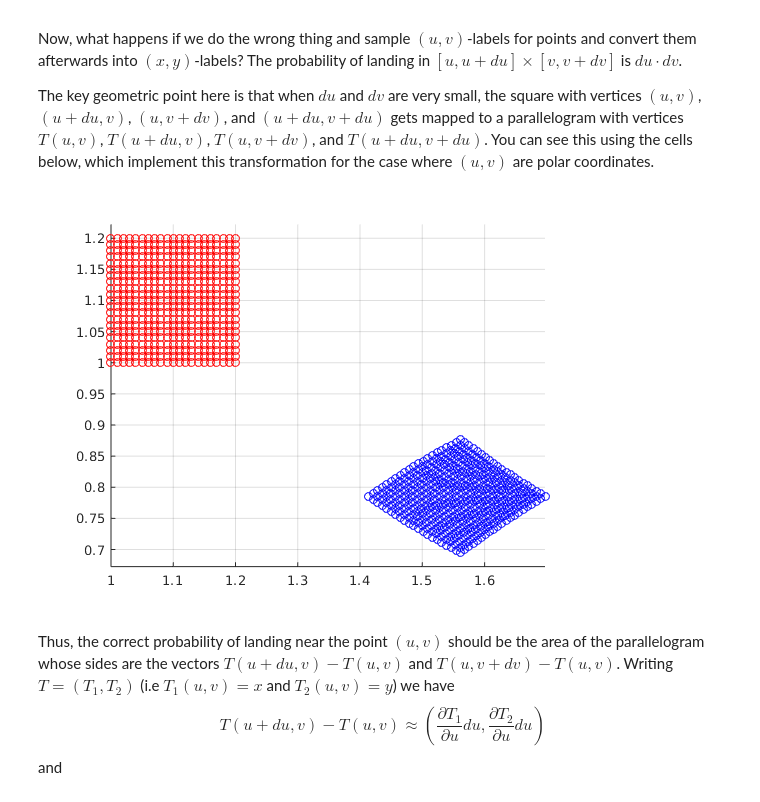
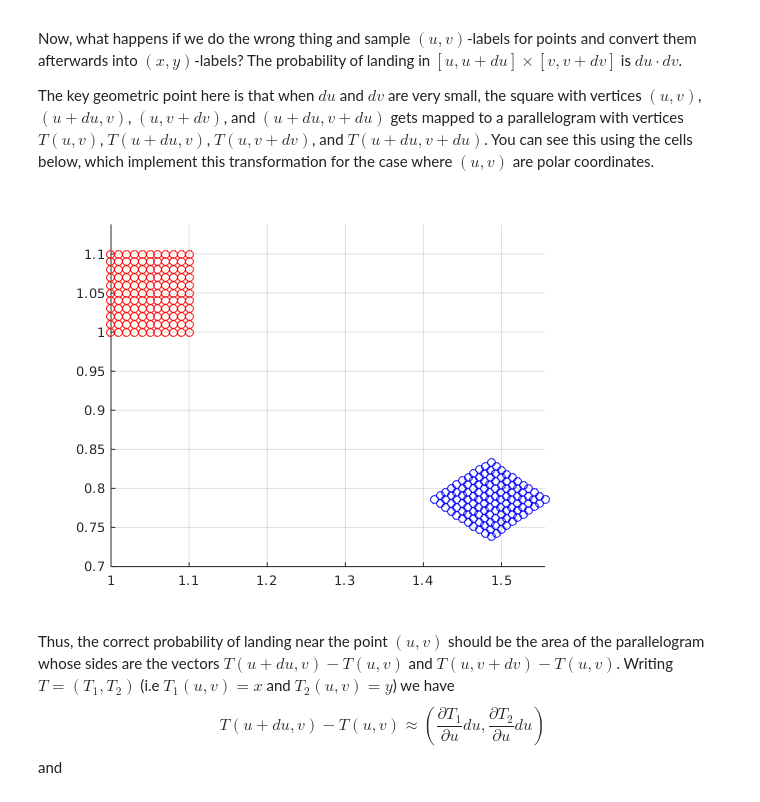
Before and after one commit to kailasas-um/umich-math-215-labs, a Jupyter notebook: Lab 4A - Coordinate Transformations.ipynb, the cells around one changed output. Cells and saved outputs as stored; diff of their text form; code cells hidden in the pictures.

```diff
--- a/Lab 4A - Coordinate Transformations.ipynb
+++ b/Lab 4A - Coordinate Transformations.ipynb
@@ -66,21 +66,21 @@ T = @(v) [(v(1)^2+v(2)^2)^.5, atan(v(2)/v(1))];
 # %%
 %dTinv = @(v,dv) [dv(1)*cos(v(2))-v(1)*sin(v(2))*dv(2), dv(1)*sin(v(2))+v(1)*cos(v(2))*dv(2)]
 # %%
-xvec = 1:.01:1.2; yvec = xvec;
+xvec = 1:.01:1.1; yvec = xvec;
 [X,Y] = meshgrid(xvec,yvec);
 series = [X(:),Y(:)];
 Tseries = [];
 for i=1:length(series)
     Tseries = [Tseries; T([series(i,1),series(i,2)])];
 end;
 
 hold on;
 scatter(series(:,1), series(:,2),'r');
 scatter(Tseries(:,1), Tseries(:,2),'b');
 axis('equal');
 grid on;
 # %% [output]
-[figure, old version]
+[figure, new version]
 # %% [markdown]
 Thus, the correct probability of landing near the point $(u,v)$ should be the area of the parallelogram whose sides are the vectors $T(u+du,v)-T(u,v)$ and $T(u,v+dv)-T(u,v)$. Writing $T = (T_1, T_2)$ (i.e $T_1 (u,v) = x$ and $T_2 (u,v) = y$) we have $$T(u+du, v) - T(u,v) \approx \left( \frac{\partial T_1}{\partial u} du, \frac{\partial T_2}{\partial u} du  \right)$$ and $$T(u, v+dv) - T(u,v) \approx \left( \frac{\partial T_1}{\partial v} dv, \frac{\partial T_2}{\partial v} dv  \right)$$ Thus, the area of the parallelogram is the magnitude of the cross product of these two vectors, which comes out to
 
```
Also changed, not shown: parts of 2 cells of this notebook, 1 other file.
